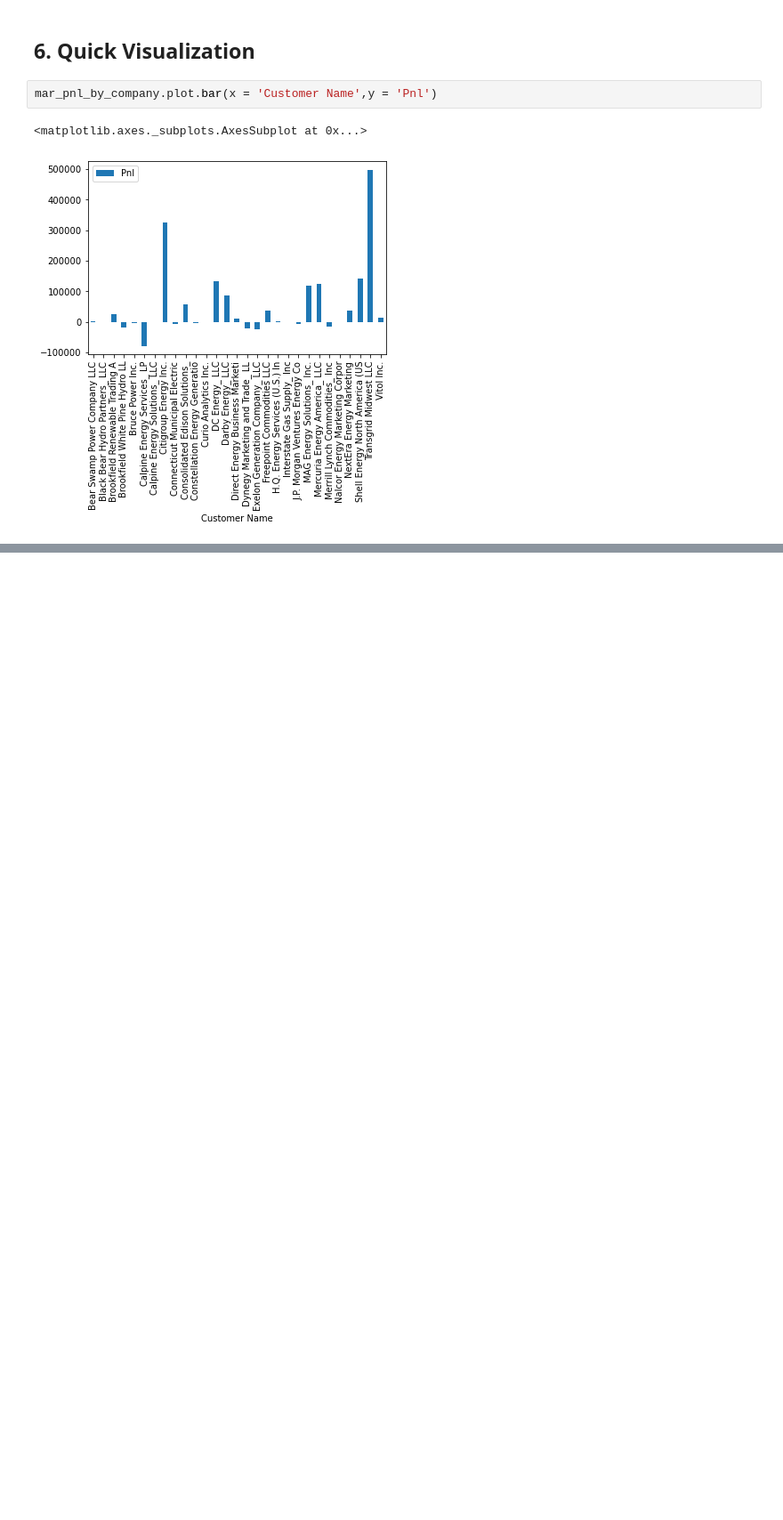
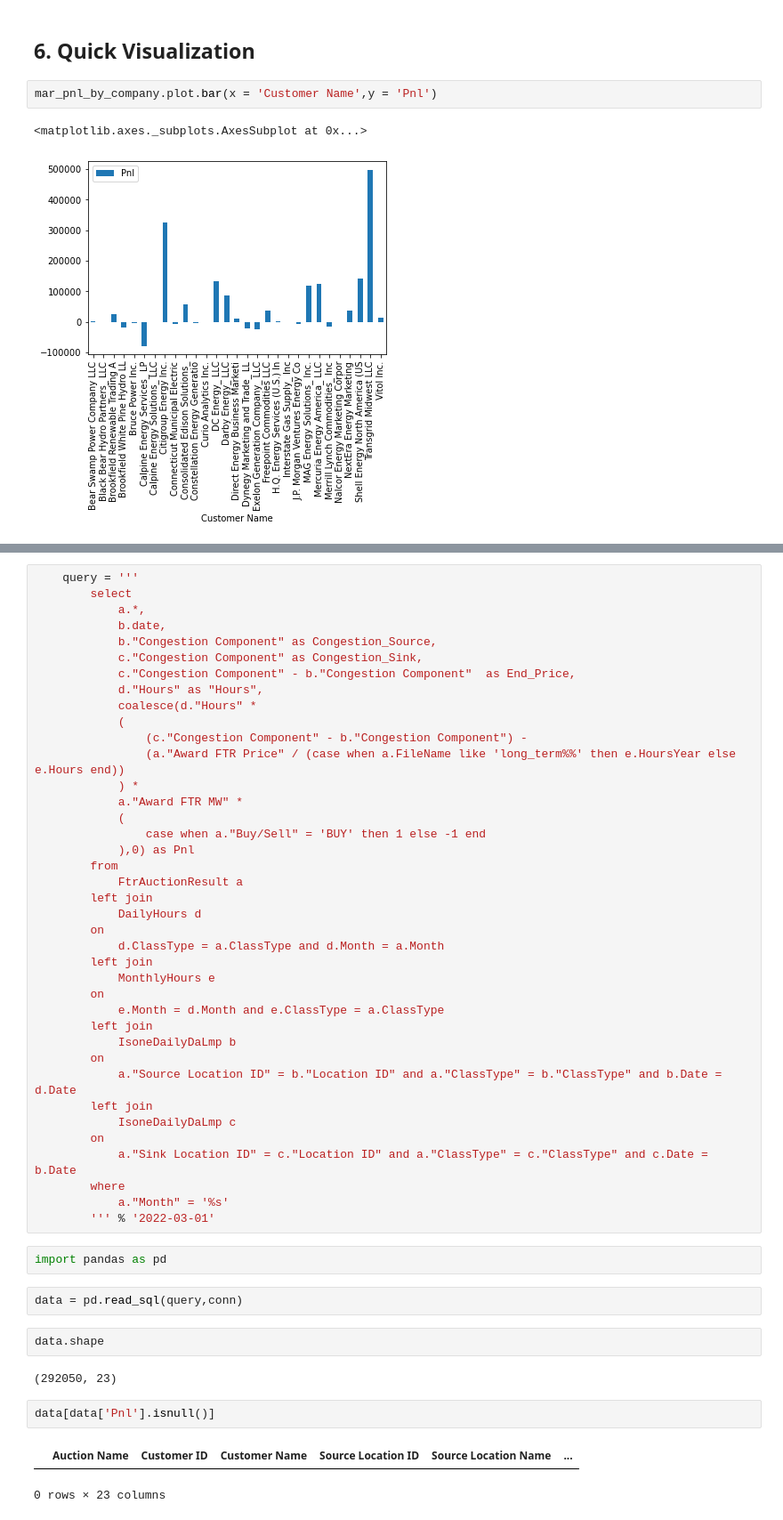
Before and after one commit to shaotongtc/isone_ftr_pnl, a Jupyter notebook: Sample Script.ipynb, the cells around one changed output, grey strips where cells are left out. Shown at 89% size. Saved outputs shown, nothing was run; the diff lists cells and outputs as text; blank space fills up the shorter version.

```diff
--- a/Sample Script.ipynb
+++ b/Sample Script.ipynb
@@ -89,0 +91,52 @@ apr_pnl_by_company.plot.bar()
+# %%
+    query = '''
+        select
+            a.*,
+            b.date,
+            b."Congestion Component" as Congestion_Source,
+            c."Congestion Component" as Congestion_Sink,
+            c."Congestion Component" - b."Congestion Component"  as End_Price,
+            d."Hours" as "Hours",
+            coalesce(d."Hours" *
+            (
+                (c."Congestion Component" - b."Congestion Component") -
+                (a."Award FTR Price" / (case when a.FileName like 'long_term%%' then e.HoursYear else e.Hours end))
+            ) *
+            a."Award FTR MW" *
+            (
+                case when a."Buy/Sell" = 'BUY' then 1 else -1 end
+            ),0) as Pnl
+        from
+            FtrAuctionResult a
+        left join
+            DailyHours d
+        on
+            d.ClassType = a.ClassType and d.Month = a.Month
+        left join
+            MonthlyHours e
+        on
+            e.Month = d.Month and e.ClassType = a.ClassType
+        left join
+            IsoneDailyDaLmp b
+        on
+            a."Source Location ID" = b."Location ID" and a."ClassType" = b."ClassType" and b.Date = d.Date
+        left join
+            IsoneDailyDaLmp c
+        on
+            a."Sink Location ID" = c."Location ID" and a."ClassType" = c."ClassType" and c.Date = b.Date
+        where
+            a."Month" = '%s'
+        ''' % '2022-03-01'
+# %%
+import pandas as pd
+# %%
+data = pd.read_sql(query,conn)
+# %%
+data.shape
+# %% [output]
+(292050, 23)
+# %%
+data[data['Pnl'].isnull()]
+# %% [output]
+|  | Auction Name | Customer ID | Customer Name | Source Location ID | Source Location Name | ... |
+0 rows × 23 columns
```
Also changed, not shown: parts of 6 cells of this notebook, 2 other files.
